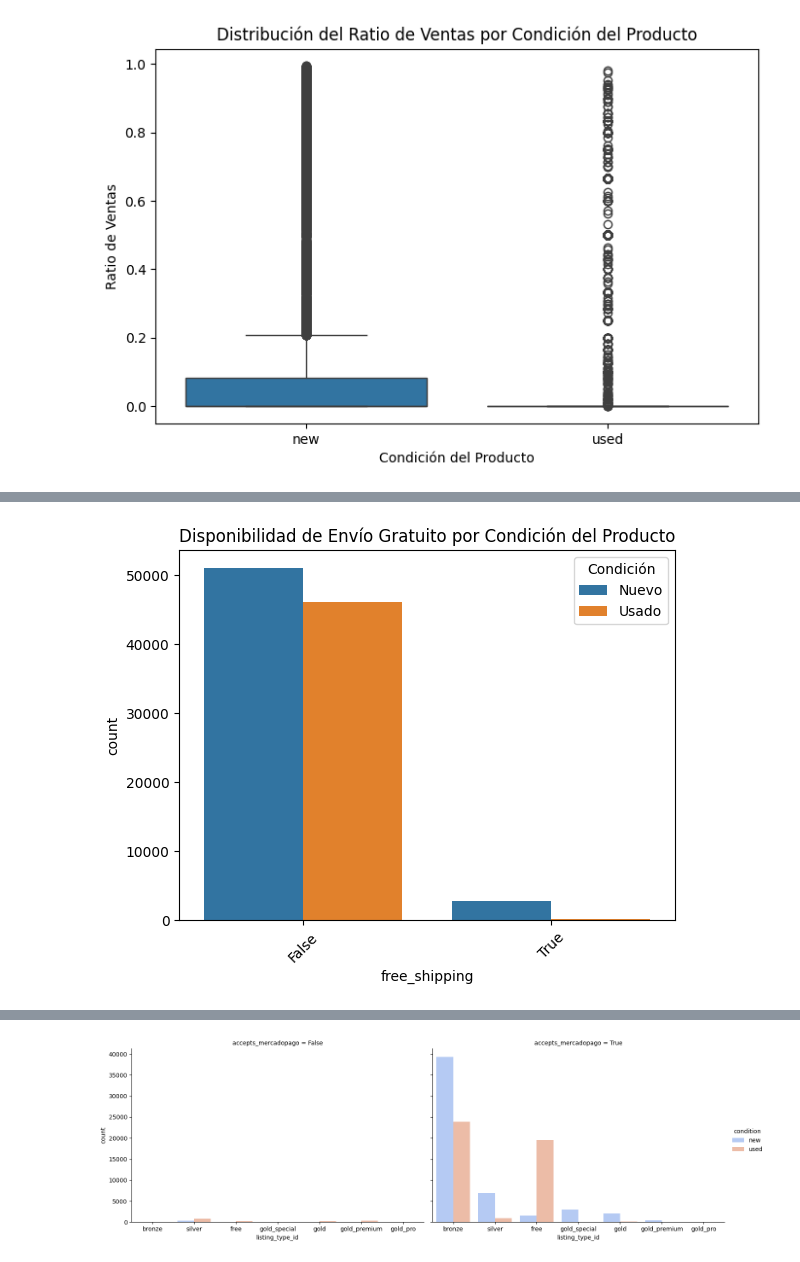
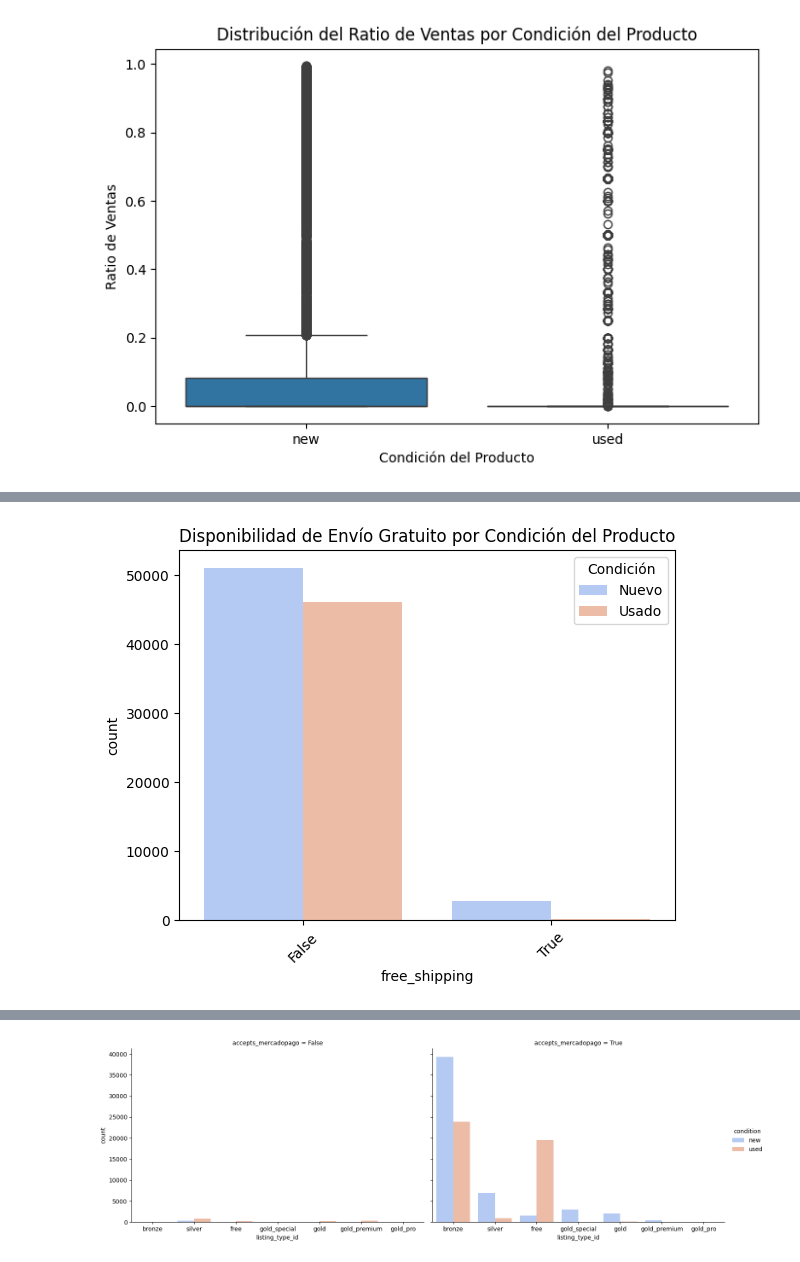
Before and after one commit to garayco/etl_exercices, a Jupyter notebook: actividad_2/transformations.ipynb, the cells around one changed output, grey strips where cells are left out. Cells and saved outputs as stored; diff of their text form; code cells hidden in the pictures.

```diff
--- a/actividad_2/transformations.ipynb
+++ b/actividad_2/transformations.ipynb
@@ -137,16 +137,16 @@ plt.show()
 # %%
 shipping_free_shipping = df["shipping"].apply(
     lambda x: x.get("free_shipping")
 )
 
-sns.countplot(x=shipping_free_shipping, hue="condition", data=df)
+sns.countplot(x=shipping_free_shipping, hue="condition", data=df,  palette="coolwarm")
 plt.title("Disponibilidad de Envío Gratuito por Condición del Producto")
 plt.xticks(rotation=45)
 plt.xlabel("free_shipping")
 plt.legend(title="Condición", labels=["Nuevo", "Usado"])
 plt.show()
 # %% [output]
-[figure, old version]
+[figure, new version]
 # %%
 plt.figure(figsize=(10, 5))
 
```
Also changed, not shown: parts of 5 cells of this notebook, 1 other file.
